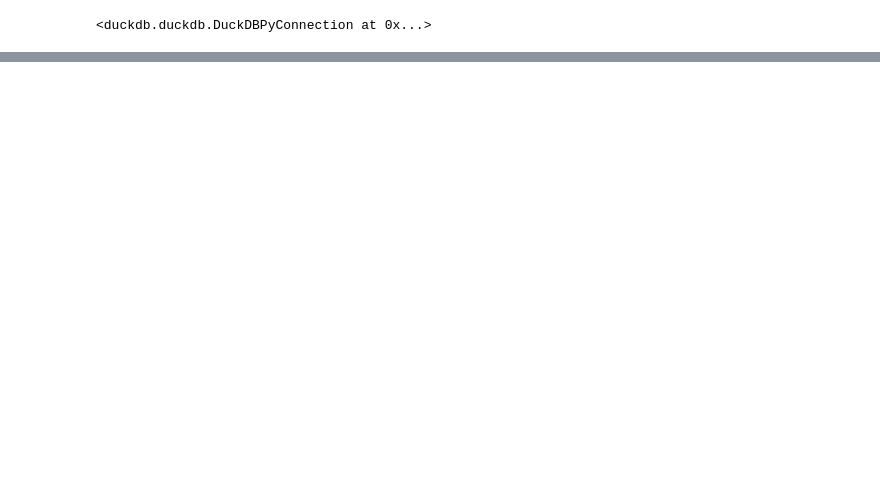
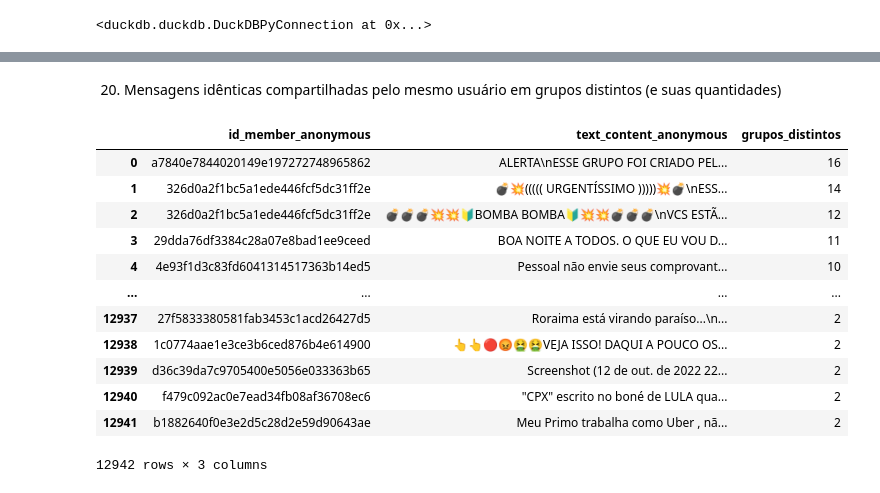
Before and after one commit to zairobastos/ICC, a Jupyter notebook: lista02.ipynb, the cells around one changed output, grey strips where cells are left out. Saved outputs shown, nothing was run; the diff lists cells and outputs as text; code cells hidden in the pictures; blank space fills up the shorter version.

```diff
--- a/lista02.ipynb
+++ b/lista02.ipynb
@@ -61,0 +362,30 @@ duckdb.sql("select * from read_csv_auto('./data/fakeTelegram.BR_2022.csv')")
+# %% [markdown]
+  20. Mensagens  idênticas  compartilhadas  pelo  mesmo  usuário  em  grupos distintos (e suas quantidades)
+# %%
+identical_messages_groups = duckdb.sql("""
+  SELECT
+    id_member_anonymous,
+    text_content_anonymous,
+    COUNT(DISTINCT id_group_anonymous) AS grupos_distintos
+  FROM telegram_df
+  WHERE text_content_anonymous IS NOT NULL AND text_content_anonymous <> '' AND id_member_anonymous IS NOT NULL
+  GROUP BY id_member_anonymous, text_content_anonymous
+  HAVING COUNT(DISTINCT id_group_anonymous) > 1
+  ORDER BY grupos_distintos DESC
+""").df()
+
+display(identical_messages_groups)
+# %% [output]
+|  | id_member_anonymous | text_content_anonymous | grupos_distintos |
+| 0 | a7840e7844020149e197272748965862 | ALERTA\nESSE GRUPO FOI CRIADO PEL... | 16 |
+| 1 | 326d0a2f1bc5a1ede446fcf5dc31ff2e | 💣💥((((( URGENTÍSSIMO )))))💥💣\nESS... | 14 |
+| 2 | 326d0a2f1bc5a1ede446fcf5dc31ff2e | 💣💣💣💥💥🔰BOMBA BOMBA🔰💥💥💣💣💣\nVCS ESTÃ... | 12 |
+| 3 | 29dda76df3384c28a07e8bad1ee9ceed | BOA NOITE A TODOS. O QUE EU VOU D... | 11 |
+| 4 | 4e93f1d3c83fd6041314517363b14ed5 | Pessoal não envie seus comprovant... | 10 |
+| ... | ... | ... | ... |
+| 12937 | 27f5833380581fab3453c1acd26427d5 | Roraima está virando paraíso...\n... | 2 |
+| 12938 | 1c0774aae1e3ce3b6ced876b4e614900 | 👆👆🔴😡🤮🤮VEJA ISSO! DAQUI A POUCO OS... | 2 |
+| 12939 | d36c39da7c9705400e5056e033363b65 | Screenshot (12 de out. de 2022 22... | 2 |
+| 12940 | f479c092ac0e7ead34fb08af36708ec6 | "CPX" escrito no boné de LULA qua... | 2 |
+| 12941 | b1882640f0e3e2d5c28d2e59d90643ae | Meu Primo trabalha como Uber , nã... | 2 |
+12942 rows × 3 columns
```
Also changed, not shown: parts of 57 cells of this notebook, 5 other files.
